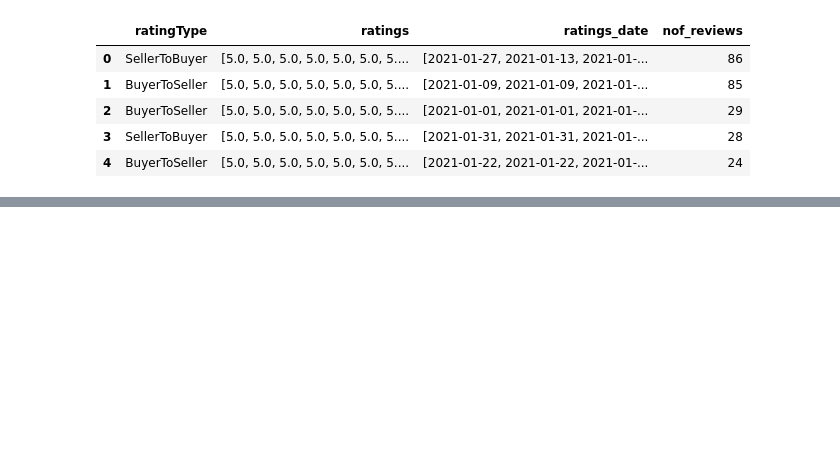
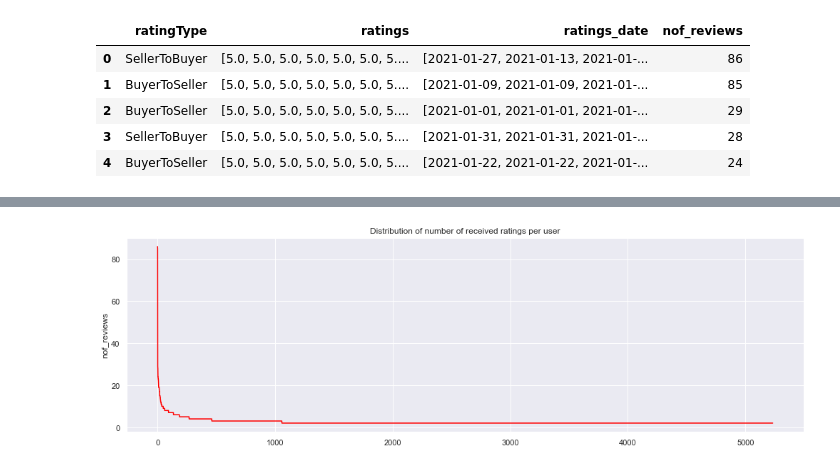
Before and after one commit to rguiradog/Clases, a Jupyter notebook: Adevinta.ipynb, the cells around one changed output, grey strips where cells are left out. Saved outputs shown, nothing was run; the diff lists cells and outputs as text; code cells hidden in the pictures; blank space fills up the shorter version.

```diff
--- a/Adevinta.ipynb
+++ b/Adevinta.ipynb
@@ -134,0 +93,21 @@ len(df_2.iloc[0,2])
+# %%
+# Feature creation 1
+df['rating_avg'] = df['ratings'].apply(sum)/df['nof_reviews']
+df['max_rating'] =  df['ratings'].apply(max)
+df['min_rating'] =  df['ratings'].apply(min)
+df['max_date'] =  df['ratings_date'].apply(max)
+df['min_date'] =  df['ratings_date'].apply(min)
+df['score<5'] = df['rating_avg'] < 5.0
+df['>1review'] = df['nof_reviews'] >1
+# %%
+# Change data types
+df['max_date'] = pd.to_datetime(df['max_date'], format='%Y-%m-%d', errors='ignore')
+df['min_date'] = pd.to_datetime(df['min_date'], format='%Y-%m-%d', errors='ignore')
+df['max_rating'] = df['max_rating'].astype(int)
+df['min_rating'] = df['min_rating'].astype(int)
+# %%
+# Feature creation 2
+df['date_range'] = df['max_date'] - df['min_date']
+df['rating_range'] = df['max_rating'] - df['min_rating']
+df['days_range'] = df['date_range'].dt.days
+df['ratings_per_day'] = df['nof_reviews'] / df['days_range']
@@ -134,0 +135,4 @@ len(df_2.iloc[0,2])
+# %%
+# % of users per number of reviews received with more than 1 review
+df_reviews = df[df['>1review']==True]
+df_reviews['nof_reviews'].value_counts()/sum(df_reviews['nof_reviews'].value_counts())*100
@@ -134,0 +185,12 @@ len(df_2.iloc[0,2])
+# %%
+# Distribution of number of reviews received (linear scale)
+sns.set()
+plt.figure(figsize=(17, 5))
+plt.plot(df_reviews['nof_reviews'], color='red')
+#plt.xlim(left=-10, right=6000)
+plt.title('Distribution of number of received ratings per user')
+plt.ylabel('nof_reviews')
+plt.yscale('linear')
+plt.show()
+# %% [output]
+[figure, added]
```
Also changed, not shown: parts of 84 cells of this notebook.
